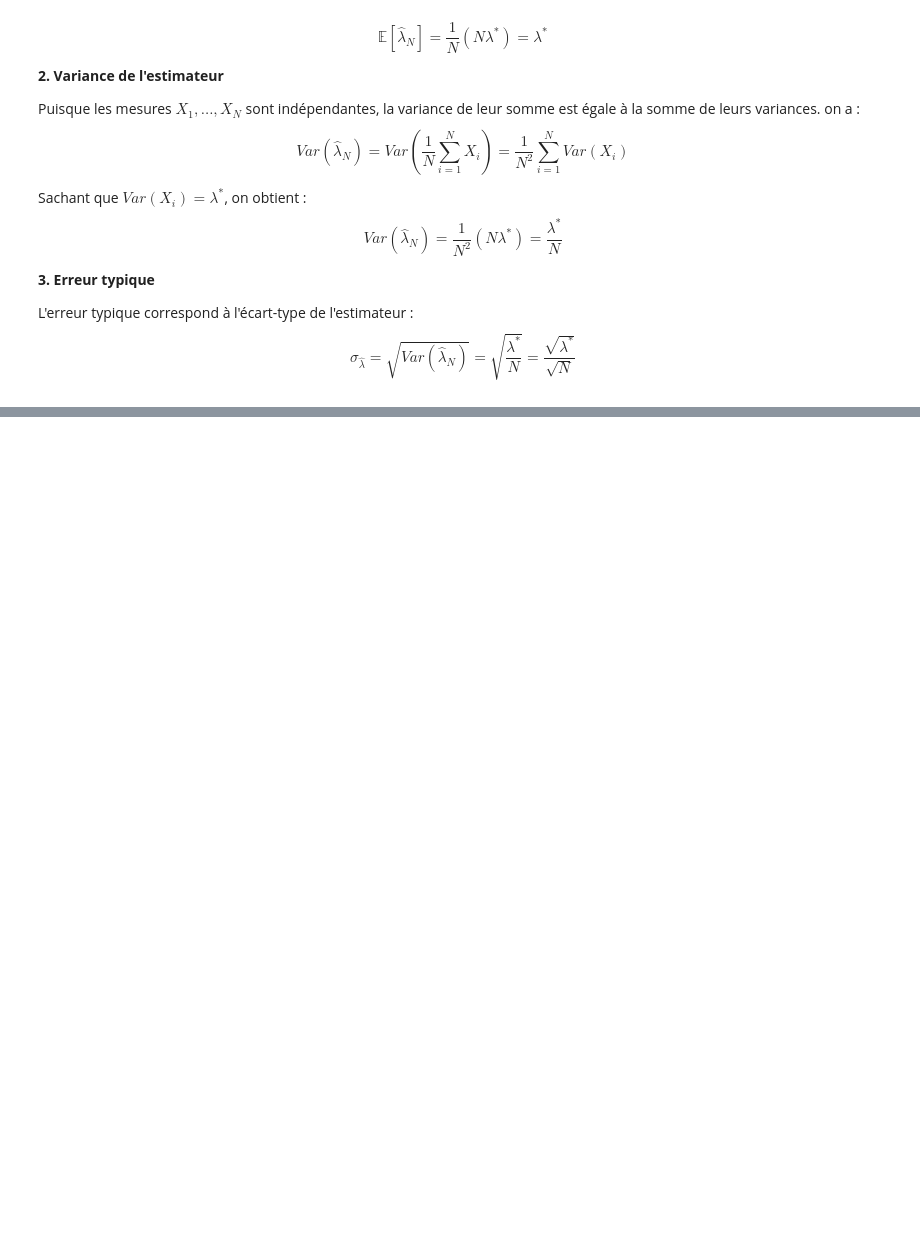
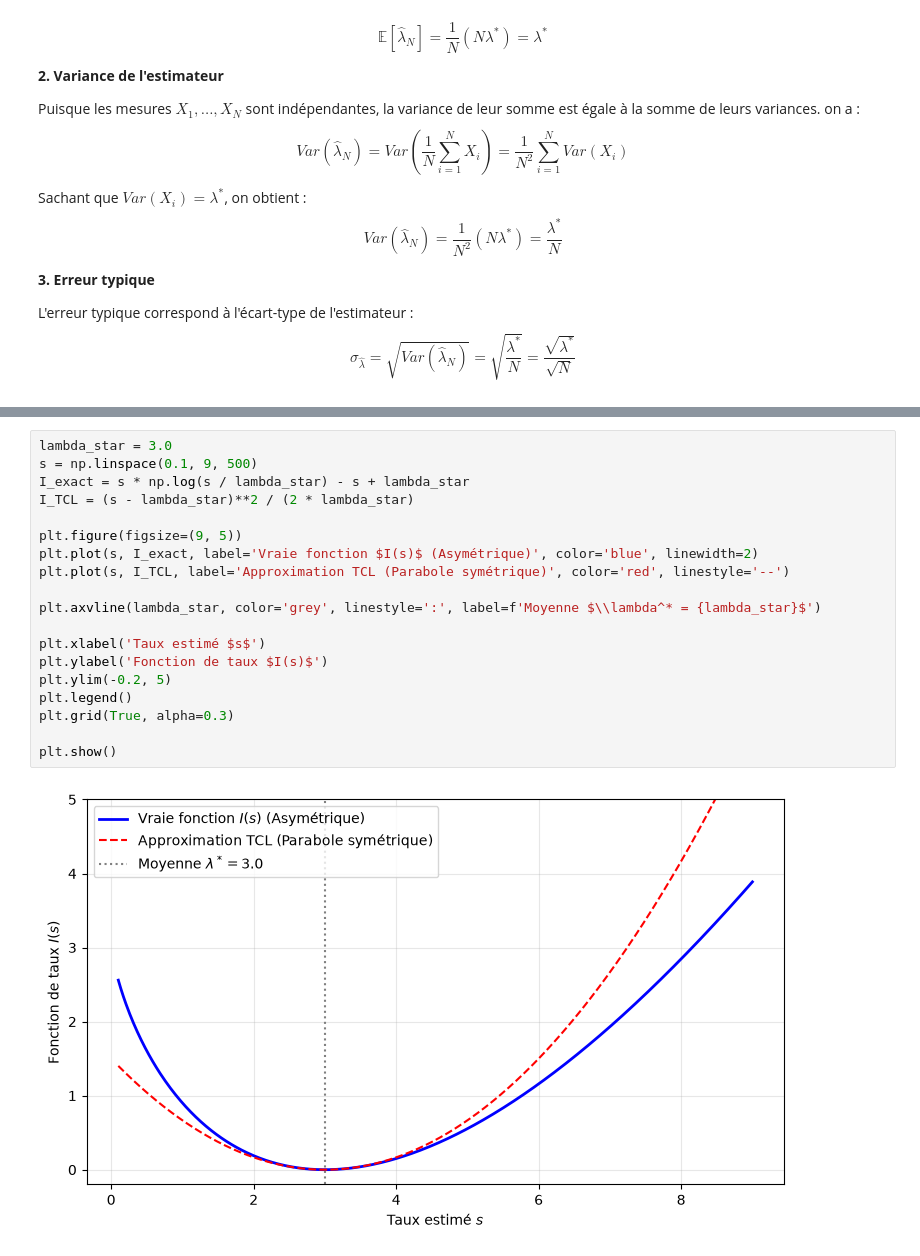
Before and after one commit to Brieucjub/homework1, a Jupyter notebook: homework1_exo2.ipynb, the cells around one changed output, grey strips where cells are left out. Drawn from its saved outputs; the diff is of its cells as text; blank space fills up the shorter version.

```diff
--- a/homework1_exo2.ipynb
+++ b/homework1_exo2.ipynb
@@ -77,0 +142,21 @@ $$\sigma_{\hat{\lambda}} = \sqrt{Var(\hat{\lambda}_N)} = \sqrt{\frac{\lambda^*}{
+# %%
+lambda_star = 3.0
+s = np.linspace(0.1, 9, 500)
+I_exact = s * np.log(s / lambda_star) - s + lambda_star
+I_TCL = (s - lambda_star)**2 / (2 * lambda_star)
+
+plt.figure(figsize=(9, 5))
+plt.plot(s, I_exact, label='Vraie fonction $I(s)$ (Asymétrique)', color='blue', linewidth=2)
+plt.plot(s, I_TCL, label='Approximation TCL (Parabole symétrique)', color='red', linestyle='--')
+
+plt.axvline(lambda_star, color='grey', linestyle=':', label=f'Moyenne $\\lambda^* = {lambda_star}$')
+
+plt.xlabel('Taux estimé $s$')
+plt.ylabel('Fonction de taux $I(s)$')
+plt.ylim(-0.2, 5)
+plt.legend()
+plt.grid(True, alpha=0.3)
+
+plt.show()
+# %% [output]
+[figure, added]
```
Also changed, not shown: parts of 3 cells of this notebook.
